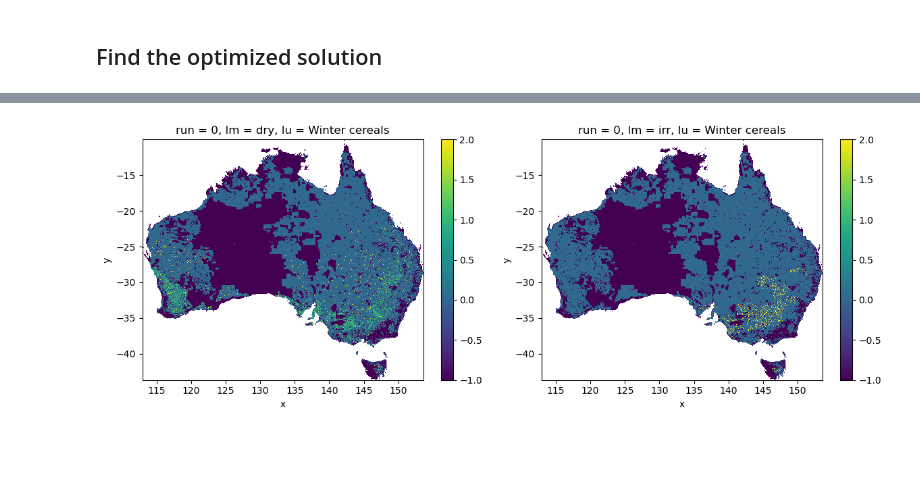
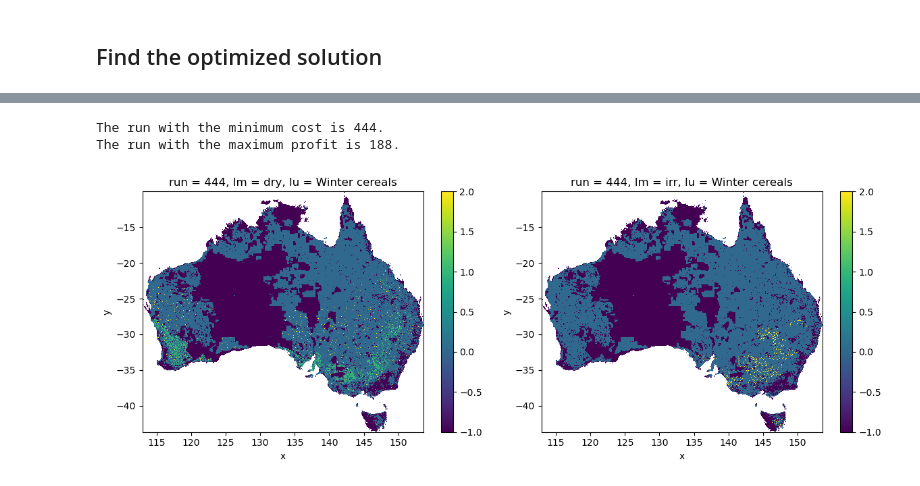
Before and after one commit to land-use-trade-offs/luto-2.0, a Jupyter notebook: luto/tools/Manual_jupyter_books/Chap_1_1_LUTO_overview.ipynb, the cells around one changed output, grey strips where cells are left out. Cells and saved outputs as stored; diff of their text form; code cells hidden in the pictures; blank space fills up the shorter version.

```diff
--- a/luto/tools/Manual_jupyter_books/Chap_1_LUTO_overview.ipynb
+++ b/luto/tools/Manual_jupyter_books/Chap_1_1_LUTO_overview.ipynb
@@ -408,0 +470,12 @@ cost_xr = cost_xr.sum(dim=[dim for dim in cost_xr.dims if dim not in ['Type','ru
+# %%
+c_pred_xr = c_total * lu_area * pred_arr_xr
+c_pred_xr_sum = c_pred_xr.sum(dim=['lm','x', 'y']) / 1e9        # billion $
+
+r_pred_xr = r * lu_area * pred_arr_xr
+r_pred_xr_sum = r_pred_xr.sum(dim=['lm','x', 'y']) / 1e9        # billion $
+
+wr_pred_xr = wr_mrj_xr_lu * lu_area * pred_arr_xr
+wr_pred_xr_sum = wr_pred_xr.sum(dim=['lm','x', 'y']) / 1e6      # million ML
+
+ghg_pred_xr = agghg_crops_xr_lu * lu_area * pred_arr_xr
+ghg_pred_xr_sum = ghg_pred_xr.sum(dim=['lm','x', 'y']) / 1e9    # million t
@@ -408,0 +505,14 @@ cost_xr = cost_xr.sum(dim=[dim for dim in cost_xr.dims if dim not in ['Type','ru
+# %%
+# Set abitrairy water and GHG limits
+ghg_lmt = 18.8           # million tonnes
+water_lmt = 15           # million ML
+
+runs_lmt = (ghg_pred_xr_sum < ghg_lmt) & (wr_pred_xr_sum < water_lmt)
+runs_idx = ghg_pred_xr_sum.coords['run'].values[runs_lmt.values]
+# %%
+c_df = c_pred_xr_sum[runs_idx].to_dataframe(name='Cost_billion_AUD').reset_index()
+r_df = r_pred_xr_sum[runs_idx].to_dataframe(name='Revenue_billion_AUD').reset_index()
+
+c_r_df = pd.merge(c_df, r_df, on=['run'], how='inner')[['run', 'Cost_billion_AUD', 'Revenue_billion_AUD']]
+c_r_df['Profit_billion_AUD'] = c_r_df['Revenue_billion_AUD'] - c_r_df['Cost_billion_AUD']
+c_r_df
@@ -409,7 +532,19 @@ cost_xr = cost_xr.sum(dim=[dim for dim in cost_xr.dims if dim not in ['Type','ru
+# %%
+c_min_idx = c_r_df['Cost_billion_AUD'].argmin()
+c_min_run = c_r_df['run'][c_min_idx]
+
+p_max_idx = c_r_df['Profit_billion_AUD'].argmax()
+p_max_run = c_r_df['run'][p_max_idx]
+
+print(f'The run with the minimum cost is {c_min_run}.\nThe run with the maximum profit is {p_max_run}.')
+# %% [output]
+The run with the minimum cost is 444.
+The run with the maximum profit is 188.
 # %%
-pred_dry = pred_arr_xr.sel(lm='dry', run=0).drop_vars('spatial_ref')
-pred_irr = pred_arr_xr.sel(lm='irr', run=0).drop_vars('spatial_ref')
+pred_min_c = pred_arr_xr.sel(run=c_min_run)
+pred_min_c_dry = pred_min_c.sel(lm='dry').drop_vars('spatial_ref')
+pred_min_c_irr = pred_min_c.sel(lm='irr').drop_vars('spatial_ref')
 
-plot_dry_irr(pred_dry, pred_irr)
+plot_dry_irr(pred_min_c_dry, pred_min_c_irr)
 # %% [output]
-[figure, old version]
+[figure, new version]
```
Also changed, not shown: parts of 21 cells of this notebook, 3 other files.
